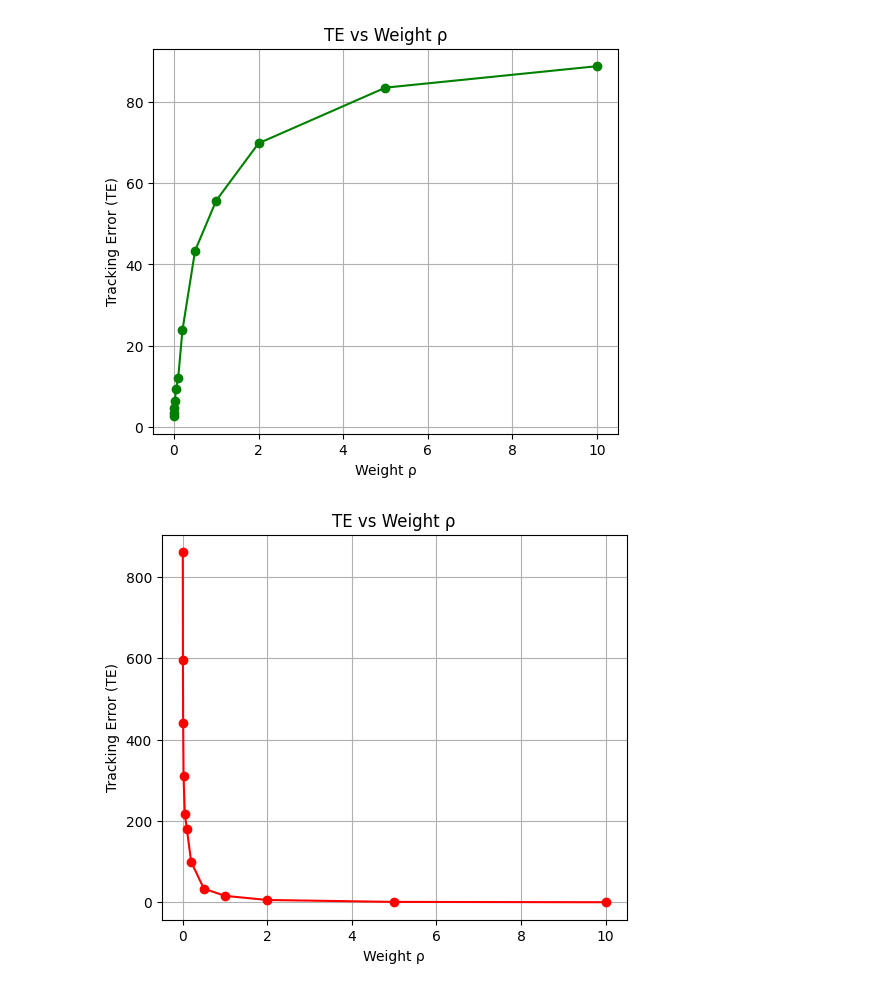
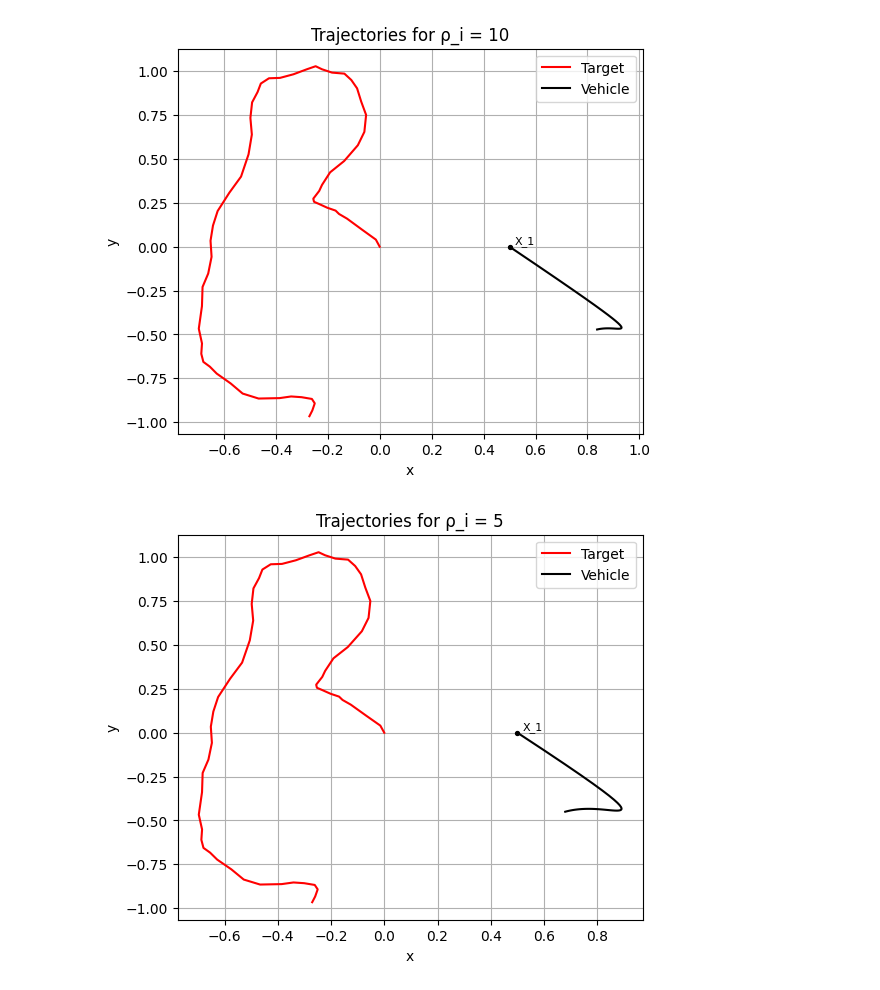
Before and after one commit to davidmarafuzgaspar/ist-optimization-algorithms-project, a Jupyter notebook: Development/Task_1.ipynb, the cells around one changed output. Drawn from its saved outputs; the diff is of its cells as text; code cells hidden in the pictures.

```diff
--- a/Development/Task_1.ipynb
+++ b/Development/Task_1.ipynb
@@ -7,7 +14,3 @@ import matplotlib.pyplot as plt
 # %%
-# Load target trajectory
-q = np.load("Data/target_1.npy")
-q = q.T
-T = q.shape[0]
-
-q
+# Load Data
+target = np.load('Data/target_1.npy') # (2, 60)
@@ -32,10 +17,5 @@ array([[ 0.        ,  0.        ],
-# %%
-# Define optimization variables
-x = cp.Variable((T, 4))
-u = cp.Variable((T-1, 2))
-
-# Store results
-TE_list = []
-CE_list = []
-trajectories = []
+# %%
+target = target.T # (60, 2)  ->  ( x_k , y_k )
+
+print(target)
 # %%
@@ -127,20 +83,20 @@ rho=0.2 | TE=23.7314 | CE=99.6487
-# %%
-plt.figure(figsize=(6,5))
-plt.plot(rhos, TE_list, 'o-', color='green', markersize=6)  # use rhos, not rho
-plt.xlabel("Weight ρ")
-plt.ylabel("Tracking Error (TE)")
-plt.title("TE vs Weight ρ")
-plt.grid(True)
-plt.show()
-# %% [output]
-[figure, removed]
-# %%
-plt.figure(figsize=(6,5))
-plt.plot(rhos, CE_list, 'o-', color='red', markersize=6)  # use rhos, not rho
-plt.xlabel("Weight ρ")
-plt.ylabel("Tracking Error (TE)")
-plt.title("TE vs Weight ρ")
-plt.grid(True)
-plt.show()
-# %% [output]
-[figure, removed]
+# %%
+for i, weight in enumerate(weights):
+
+    plt.figure(figsize=(6,5))
+
+    plt.plot(target[:,0], target[:,1], 'r-', label="Target")
+    plt.plot(x_i[i][:, 0], x_i[i][:, 1], 'k-', label="Vehicle")
+
+    plt.scatter(x_i[0][0,0], x_i[0][0, 1], color='black', s=8, zorder=5)
+    plt.text(x_i[0][0,0] + 0.02, x_i[0][0, 1] + 0.02, "X_1", color='black', fontsize=8)
+
+    plt.xlabel("x")
+    plt.ylabel("y")
+    plt.title(f"Trajectories for ρ_i = {weight}")
+    plt.legend()
+    plt.grid(True)
+    plt.show()
+# %% [output]
+[figure, added]
+[figure, added]
```
Also changed, not shown: parts of 10 cells of this notebook, 15 other files.
